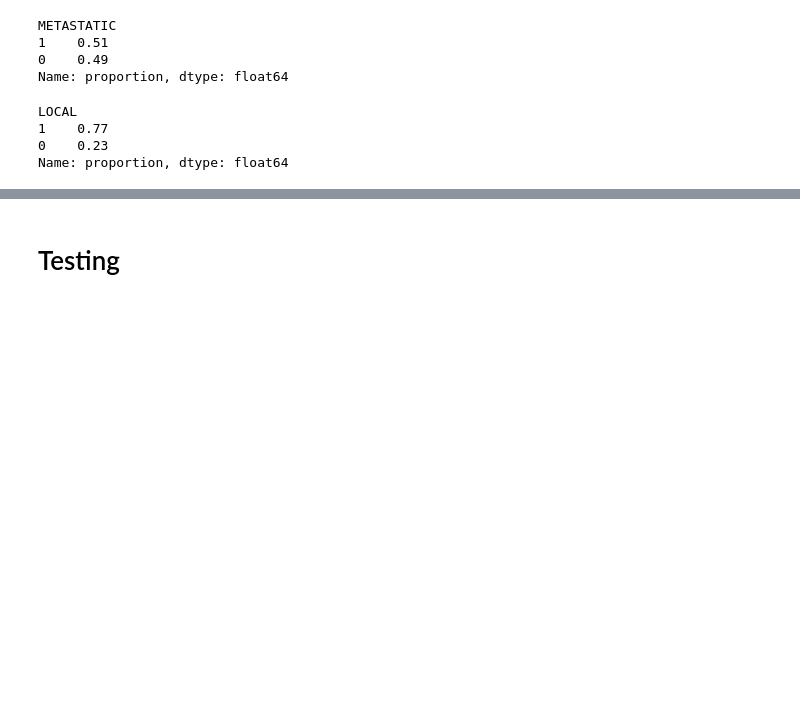
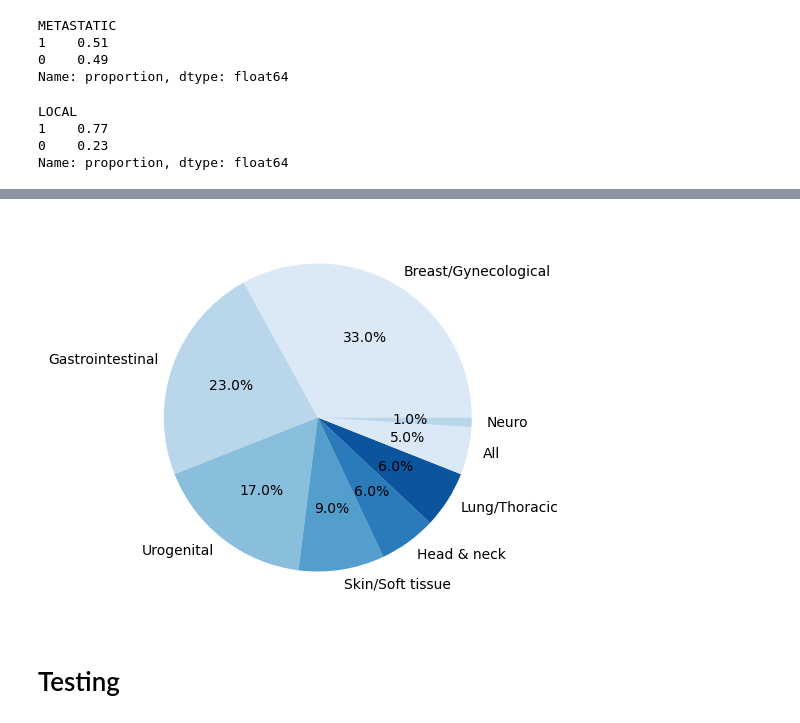
Before and after one commit to windisch-paul/metastatic_vs_local, a Jupyter notebook: analysis.ipynb, the cells around one changed output, grey strips where cells are left out. Cells and saved outputs as stored; diff of their text form; code cells hidden in the pictures; blank space fills up the shorter version.

```diff
--- a/analysis.ipynb
+++ b/analysis.ipynb
@@ -145,3 +156,14 @@ Name: proportion, dtype: float64
+# %%
+# Create a pie chart of the distribution of family in the test set using seaborn
+fig = plt.figure(figsize=(5, 5))
+sns.set_palette("Blues")
+df_test["family"].value_counts().plot.pie(autopct="%1.1f%%")
+plt.ylabel("")
+plt.show()
+
+fig.savefig("plots/family_distribution_test.png", dpi=300, bbox_inches="tight")
+# %% [output]
+[figure, added]
 # %% [markdown]
 # Testing
 # %% [markdown]
```
Also changed, not shown: parts of 21 cells of this notebook, 10 other files.
